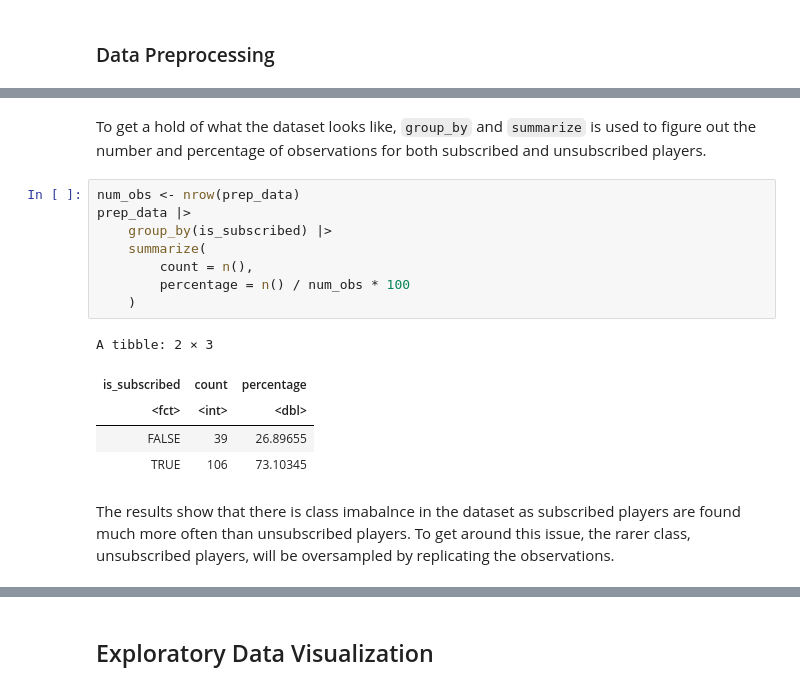
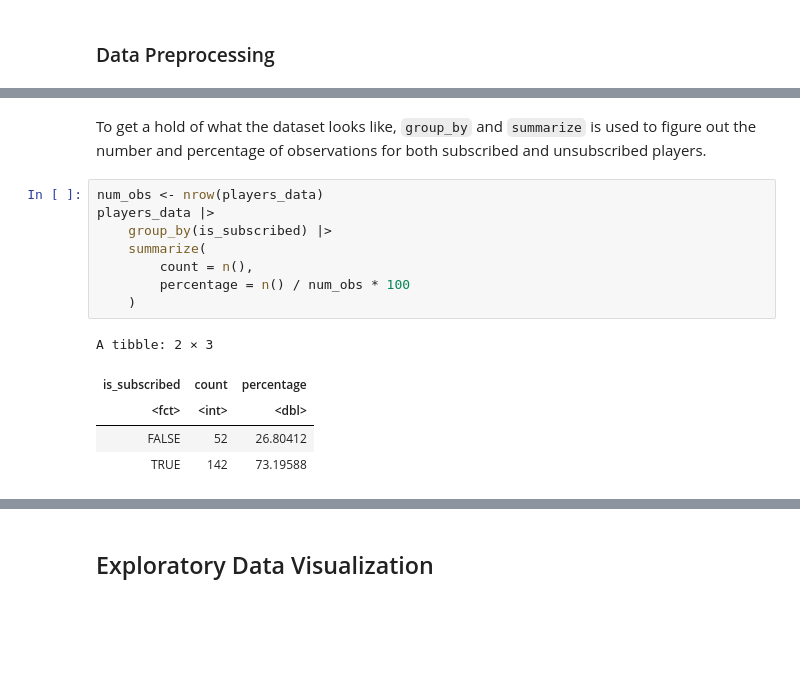
Before and after one commit to anasha02/dsci-100-2025s-project, a Jupyter notebook: Project.ipynb, the cells around one changed output, grey strips where cells are left out. Drawn from its saved outputs; the diff is of its cells as text; blank space fills up the shorter version.

```diff
--- a/Project.ipynb
+++ b/Project.ipynb
@@ -166,18 +143,16 @@ A tibble: 6 × 3
-# %% [markdown]
-To get a hold of what the dataset looks like, `group_by` and `summarize` is used to figure out the number and percentage of observations for both subscribed and unsubscribed players.
+# %% [markdown]
+To get a hold of what the dataset looks like, `group_by` and `summarize` is used to figure out the number and percentage of observations for both subscribed and unsubscribed players.
 # %%
-num_obs <- nrow(prep_data)
-prep_data |>
+num_obs <- nrow(players_data)
+players_data |>
     group_by(is_subscribed) |>
     summarize(
         count = n(),
         percentage = n() / num_obs * 100
     )
 # %% [output]
 A tibble: 2 × 3
 | is_subscribed | count | percentage |
 | <fct> | <int> | <dbl> |
-| FALSE | 39 | 26.89655 |
-| TRUE | 106 | 73.10345 |
+| FALSE | 52 | 26.80412 |
+| TRUE | 142 | 73.19588 |
-# %% [markdown]
-The results show that there is class imabalnce in the dataset as subscribed players are found much more often than unsubscribed players. To get around this issue, the rarer class, unsubscribed players, will be oversampled by replicating the observations.
```
Also changed, not shown: parts of 17 cells of this notebook.
